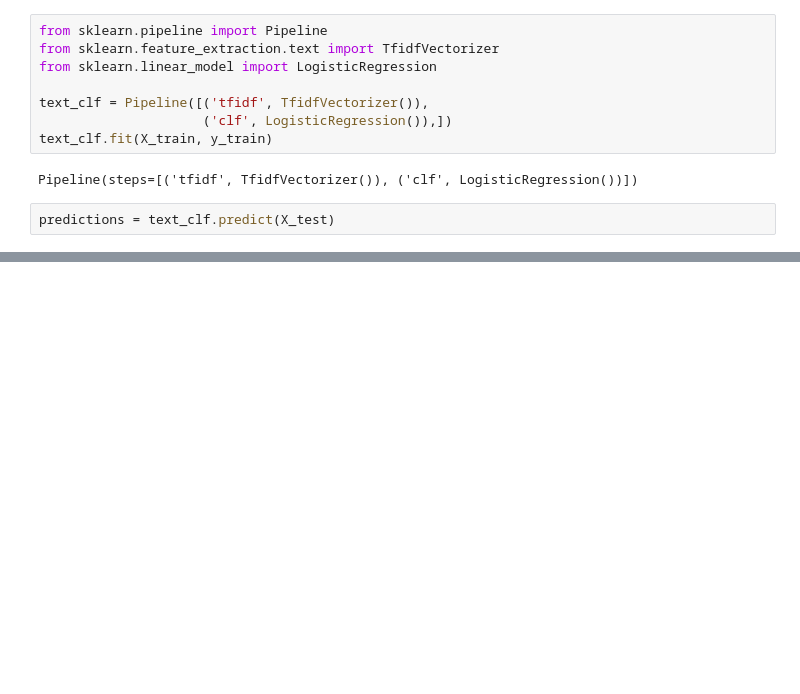
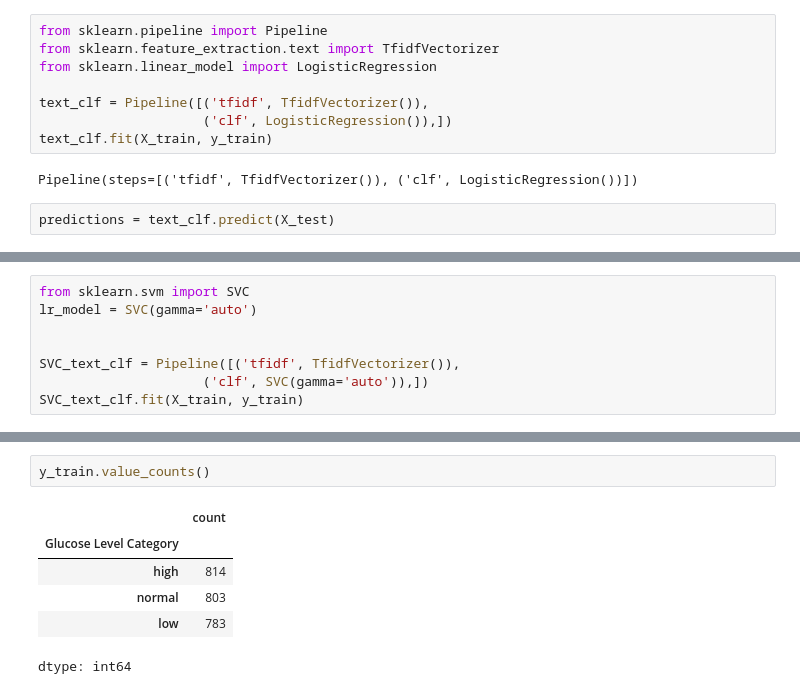
Before and after one commit to Zeaxanthin80/CAI2300C, a Jupyter notebook: Assignments/Assignment 4.ipynb, the cells around one changed output, grey strips where cells are left out. Drawn from its saved outputs; the diff is of its cells as text; blank space fills up the shorter version.

```diff
--- a/Assignments/Assignment 4.ipynb
+++ b/Assignments/Assignment 4.ipynb
@@ -391,0 +523,8 @@ Accuracy Score: 1.0
+# %%
+from sklearn.svm import SVC
+lr_model = SVC(gamma='auto')
+
+
+SVC_text_clf = Pipeline([('tfidf', TfidfVectorizer()),
+                     ('clf', SVC(gamma='auto')),])
+SVC_text_clf.fit(X_train, y_train)
@@ -391,0 +560,9 @@ Accuracy Score: 1.0
+# %%
+y_train.value_counts()
+# %% [output]
+|  | count |
+| Glucose Level Category |  |
+| high | 814 |
+| normal | 803 |
+| low | 783 |
+dtype: int64
```
Also changed, not shown: parts of 11 cells of this notebook.
